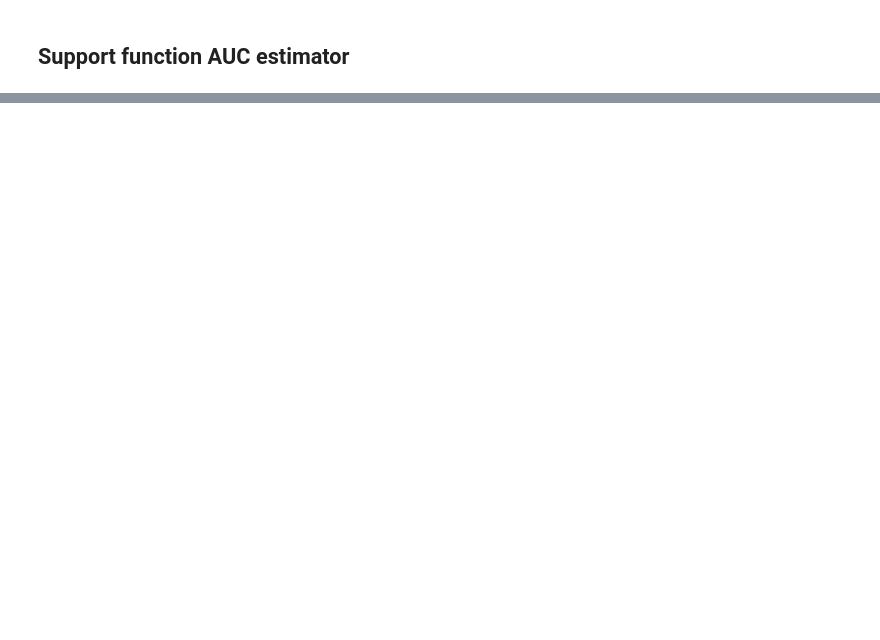
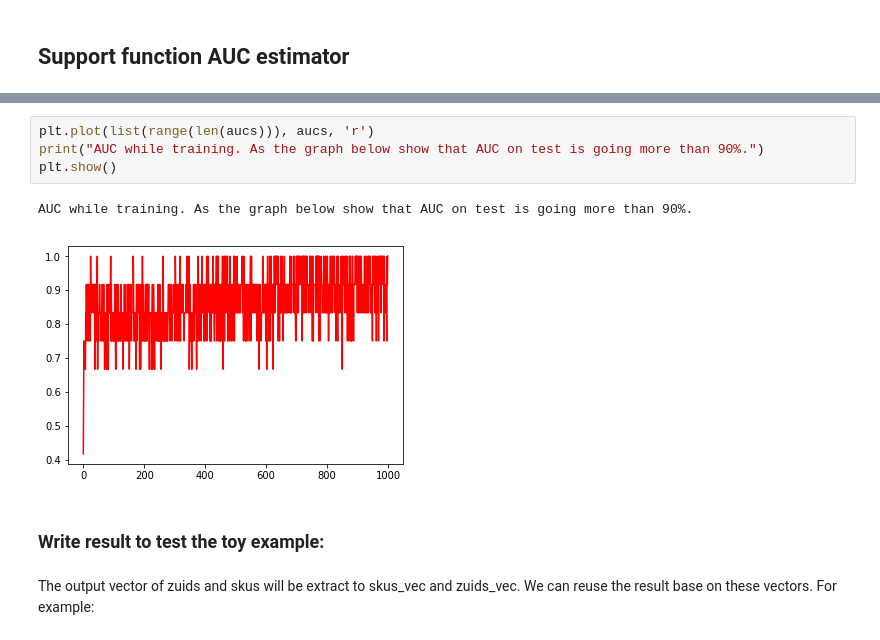
Before and after one commit to quangvu0702/sku_2_vec, a Jupyter notebook: embedding skus v1.ipynb, the cells around one changed output, grey strips where cells are left out. Saved outputs shown, nothing was run; the diff lists cells and outputs as text; blank space fills up the shorter version.

```diff
--- a/embedding skus v1.ipynb
+++ b/embedding skus v1.ipynb
@@ -147,0 +308,11 @@ optimizer = tf.train.AdamOptimizer(learning_rate=1e-4).minimize(loss)
+# %%
+plt.plot(list(range(len(aucs))), aucs, 'r')
+print("AUC while training. As the graph below show that AUC on test is going more than 90%.")
+plt.show()
+# %% [output]
+AUC while training. As the graph below show that AUC on test is going more than 90%.
+[figure, added]
+# %% [markdown]
+### Write result to test the toy example:
+# %% [markdown]
+The output vector of zuids and skus will be extract to skus_vec and zuids_vec. We can reuse the result base on these vectors. For example:
```
Also changed, not shown: parts of 28 cells of this notebook, 2 other files.
